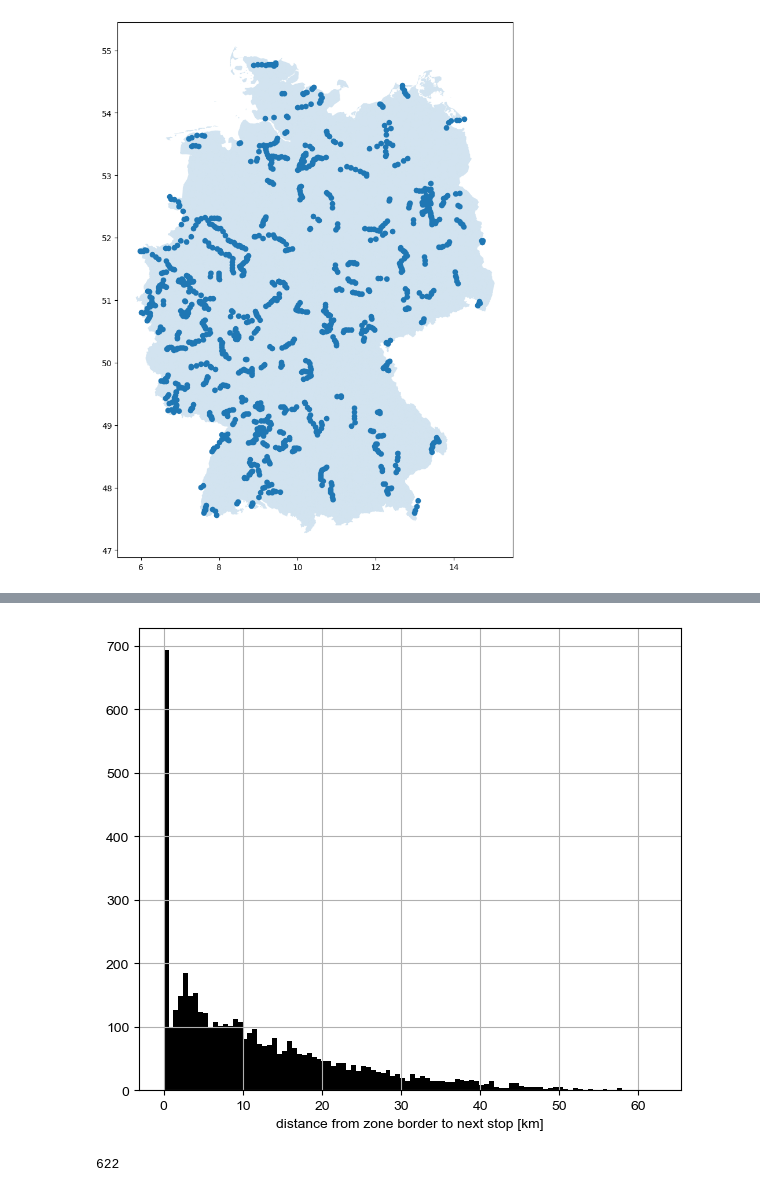
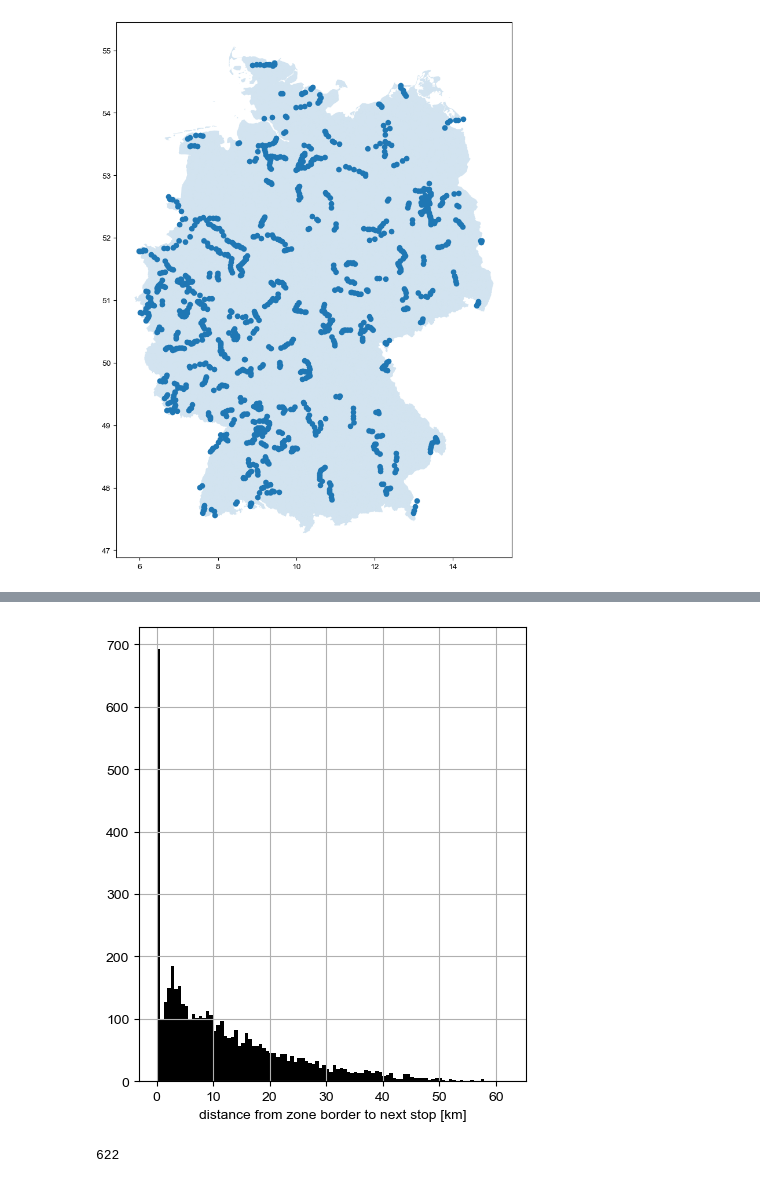
Before and after one commit to marlinarnz/quetzal_germany, a Jupyter notebook: notebooks/reactivation_zones.ipynb, the cells around one changed output, grey strips where cells are left out. Drawn from its saved outputs; the diff is of its cells as text; code cells hidden in the pictures.

Commit message:
rail reactivation analysis ready

```diff
--- a/notebooks/reactivation_zones.ipynb
+++ b/notebooks/reactivation_zones.ipynb
@@ -14,7 +17,7 @@ matplotlib.rcParams['font.family'] = 'arial'
 # Choose zones for the scenarios
 # %%
 input_path = '../input_static/'
-output_path = '../output/'
+output_path = '../output/_reactivation_analysis/'
 model_path = '../model/'
 # %%
 # Load scenario parameters
@@ -69,10 +69,10 @@ sm.zones['dist'] = gpd.sjoin_nearest(sm.zones, reac_nodes, how='left', distance_
 # %%
-ax = (sm.zones['dist']/1000).hist(bins=100, color='black', figsize=(7,6))
+ax = (sm.zones['dist']/1000).hist(bins=100, color='black', figsize=(5,5.9))
 ax.set_xlabel('distance from zone border to next stop [km]')
-plt.savefig(output_path+'Reactivation/zone_distance_stops_hist.png', dpi=400)
-plt.savefig(output_path+'Reactivation/zone_distance_stops_hist.eps')
+plt.savefig(output_path+'zone_distance_stops_hist.png', dpi=400, bbox_inches='tight')
+plt.savefig(output_path+'zone_distance_stops_hist.eps', bbox_inches='tight')
 # %% [output]
-[figure, old version]
+[figure, new version]
 # %%
 len(sm.zones.loc[sm.zones['dist']<=0, 'geometry'])
 # %% [output]
```
Also changed, not shown: parts of 3 cells of this notebook, 9 other files.
